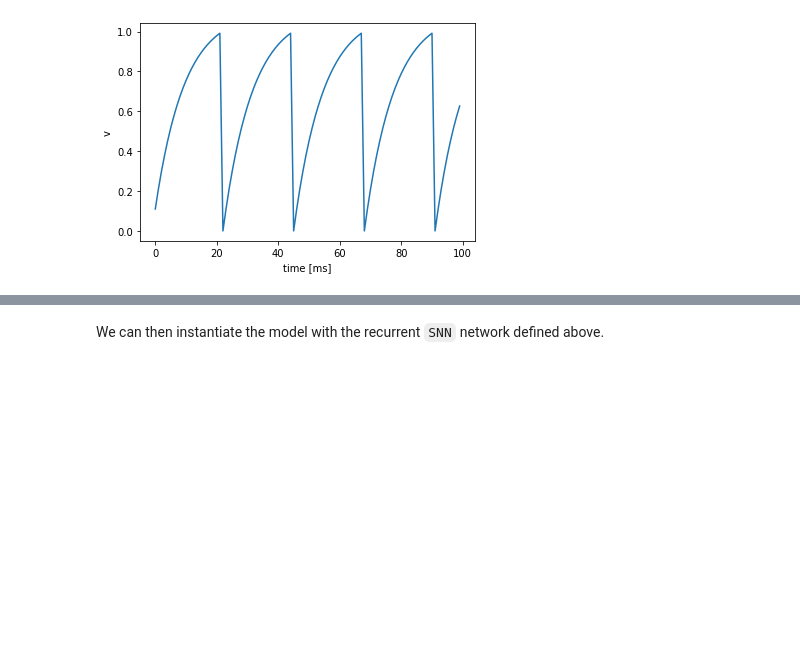
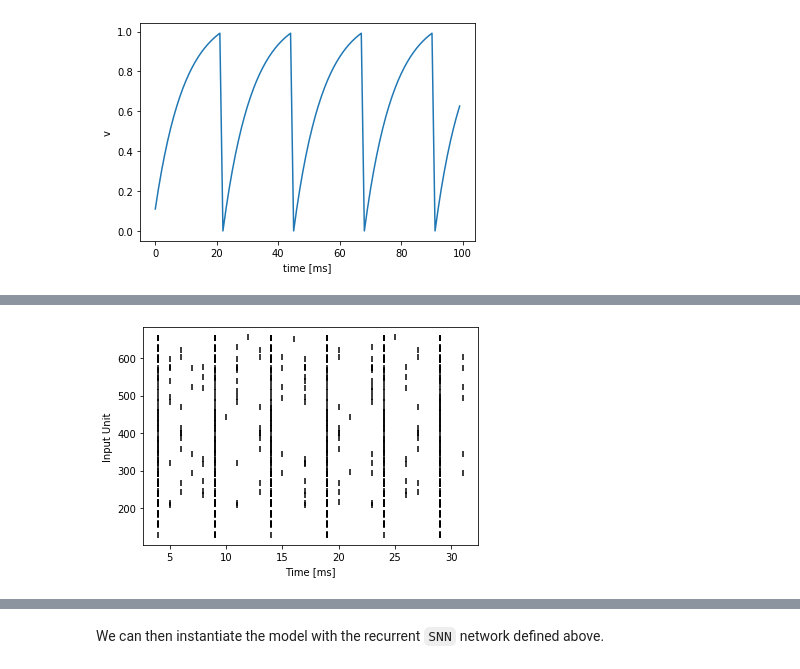
Before and after one commit to norse/norse, a Jupyter notebook: notebooks/norse_tutorial.ipynb, the cells around one changed output, grey strips where cells are left out. Cells and saved outputs as stored; diff of their text form; code cells hidden in the pictures; blank space fills up the shorter version.

```diff
--- a/notebooks/norse_tutorial.ipynb
+++ b/notebooks/norse_tutorial.ipynb
@@ -90,12 +115,13 @@ at each timestep.
 from norse.torch.module.lif import LIFConstantCurrentEncoder
 
 class Encoder(torch.nn.Module):
-    def __init__(self, seq_length, device):
+    def __init__(self, seq_length, device, scale=1.0, p=LIFParameters()):
         super(Encoder, self).__init__()
         self.constant_current_encoder = LIFConstantCurrentEncoder(
-            seq_length=seq_length, device=device
+            seq_length=seq_length, device=device, p=p
         )
+        self.scale = scale
 
     def forward(self, x):
-        _, x = self.constant_current_encoder(x)
+        _, x = self.constant_current_encoder(self.scale * x)
         return x
@@ -101,0 +138,16 @@ class Encoder(torch.nn.Module):
+# %%
+T = 32
+example_encoder = Encoder(T, "cpu")
+
+
+example_input = example_encoder(img)
+example_spikes = example_input.reshape(T,28*28).to_sparse().coalesce()
+t = example_spikes.indices()[0]
+n = example_spikes.indices()[1]
+
+plt.scatter(t, n, marker='|', color='black')
+plt.ylabel('Input Unit')
+plt.xlabel('Time [ms]')
+plt.show()
+# %% [output]
+[figure, added]
```
Also changed, not shown: parts of 56 cells of this notebook.
